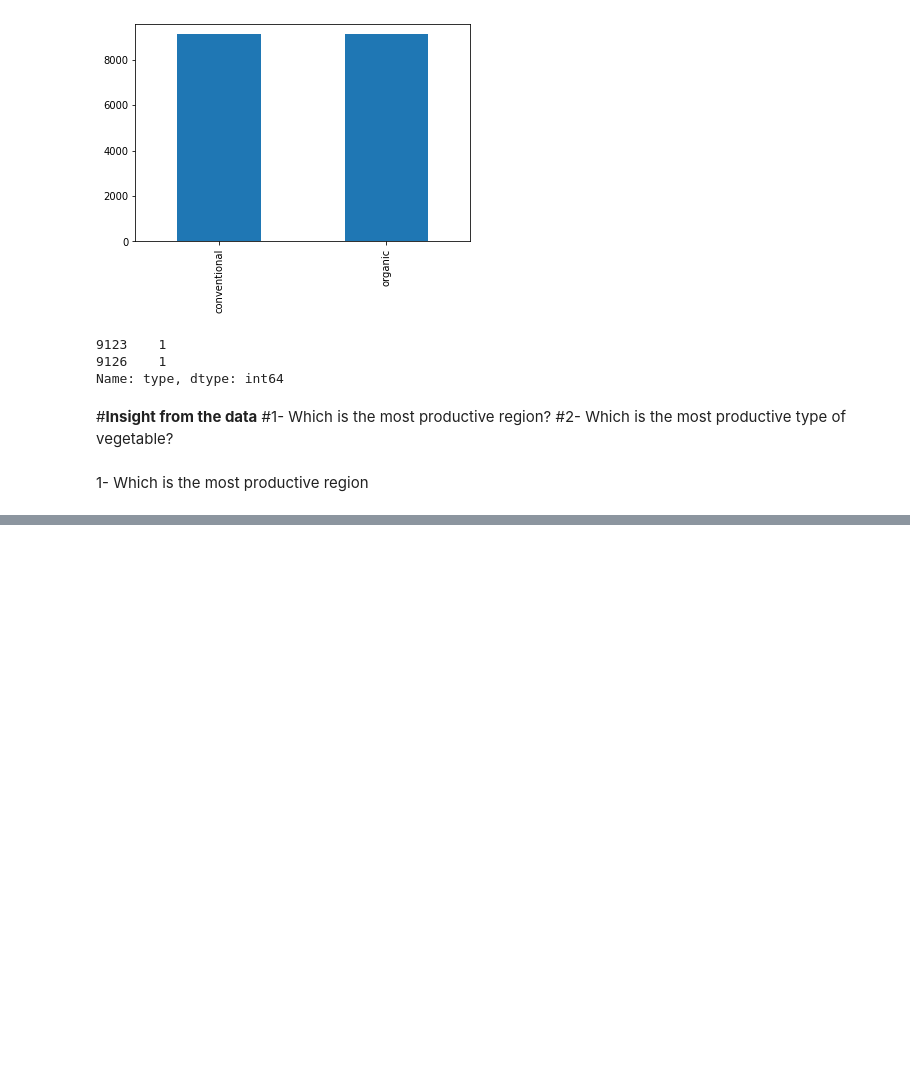
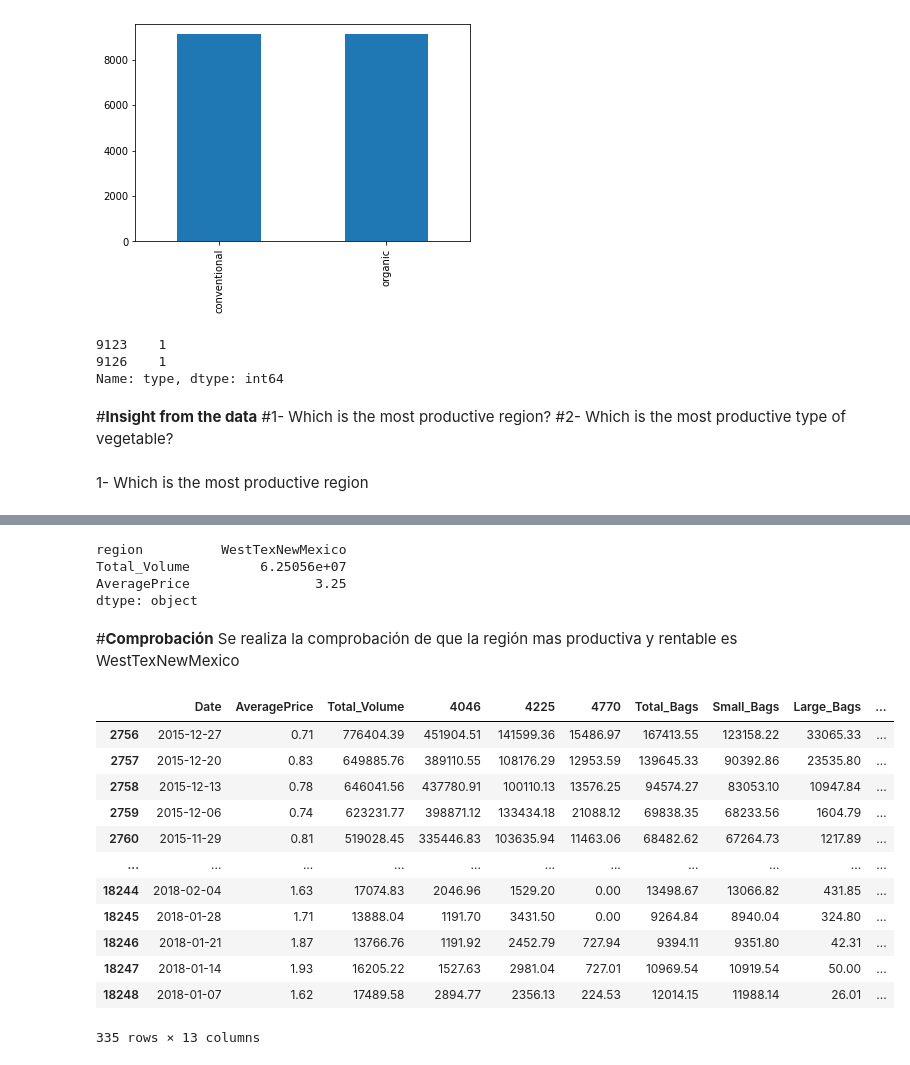
Before and after one commit to Ivanbh214/EDA, a Jupyter notebook: EDA.ipynb, the cells around one changed output, grey strips where cells are left out. Drawn from its saved outputs; the diff is of its cells as text; code cells hidden in the pictures; blank space fills up the shorter version.

```diff
--- a/EDA.ipynb
+++ b/EDA.ipynb
@@ -210,0 +240,26 @@ df[region]
+# %%
+df_avocado[["region","Total_Volume","AveragePrice"]].max()
+# %% [output]
+region          WestTexNewMexico
+Total_Volume         6.25056e+07
+AveragePrice                3.25
+dtype: object
+# %% [markdown]
+#**Comprobación**
+Se realiza la comprobación de que la región mas productiva y rentable es  WestTexNewMexico
+# %%
+df_avocado[df_avocado["region"]== "WestTexNewMexico"]
+# %% [output]
+|  | Date | AveragePrice | Total_Volume | 4046 | 4225 | 4770 | Total_Bags | Small_Bags | Large_Bags | ... |
+| 2756 | 2015-12-27 | 0.71 | 776404.39 | 451904.51 | 141599.36 | 15486.97 | 167413.55 | 123158.22 | 33065.33 | ... |
+| 2757 | 2015-12-20 | 0.83 | 649885.76 | 389110.55 | 108176.29 | 12953.59 | 139645.33 | 90392.86 | 23535.80 | ... |
+| 2758 | 2015-12-13 | 0.78 | 646041.56 | 437780.91 | 100110.13 | 13576.25 | 94574.27 | 83053.10 | 10947.84 | ... |
+| 2759 | 2015-12-06 | 0.74 | 623231.77 | 398871.12 | 133434.18 | 21088.12 | 69838.35 | 68233.56 | 1604.79 | ... |
+| 2760 | 2015-11-29 | 0.81 | 519028.45 | 335446.83 | 103635.94 | 11463.06 | 68482.62 | 67264.73 | 1217.89 | ... |
+| ... | ... | ... | ... | ... | ... | ... | ... | ... | ... | ... |
+| 18244 | 2018-02-04 | 1.63 | 17074.83 | 2046.96 | 1529.20 | 0.00 | 13498.67 | 13066.82 | 431.85 | ... |
+| 18245 | 2018-01-28 | 1.71 | 13888.04 | 1191.70 | 3431.50 | 0.00 | 9264.84 | 8940.04 | 324.80 | ... |
+| 18246 | 2018-01-21 | 1.87 | 13766.76 | 1191.92 | 2452.79 | 727.94 | 9394.11 | 9351.80 | 42.31 | ... |
+| 18247 | 2018-01-14 | 1.93 | 16205.22 | 1527.63 | 2981.04 | 727.01 | 10969.54 | 10919.54 | 50.00 | ... |
+| 18248 | 2018-01-07 | 1.62 | 17489.58 | 2894.77 | 2356.13 | 224.53 | 12014.15 | 11988.14 | 26.01 | ... |
+335 rows × 13 columns
```
Also changed, not shown: parts of 8 cells of this notebook.
